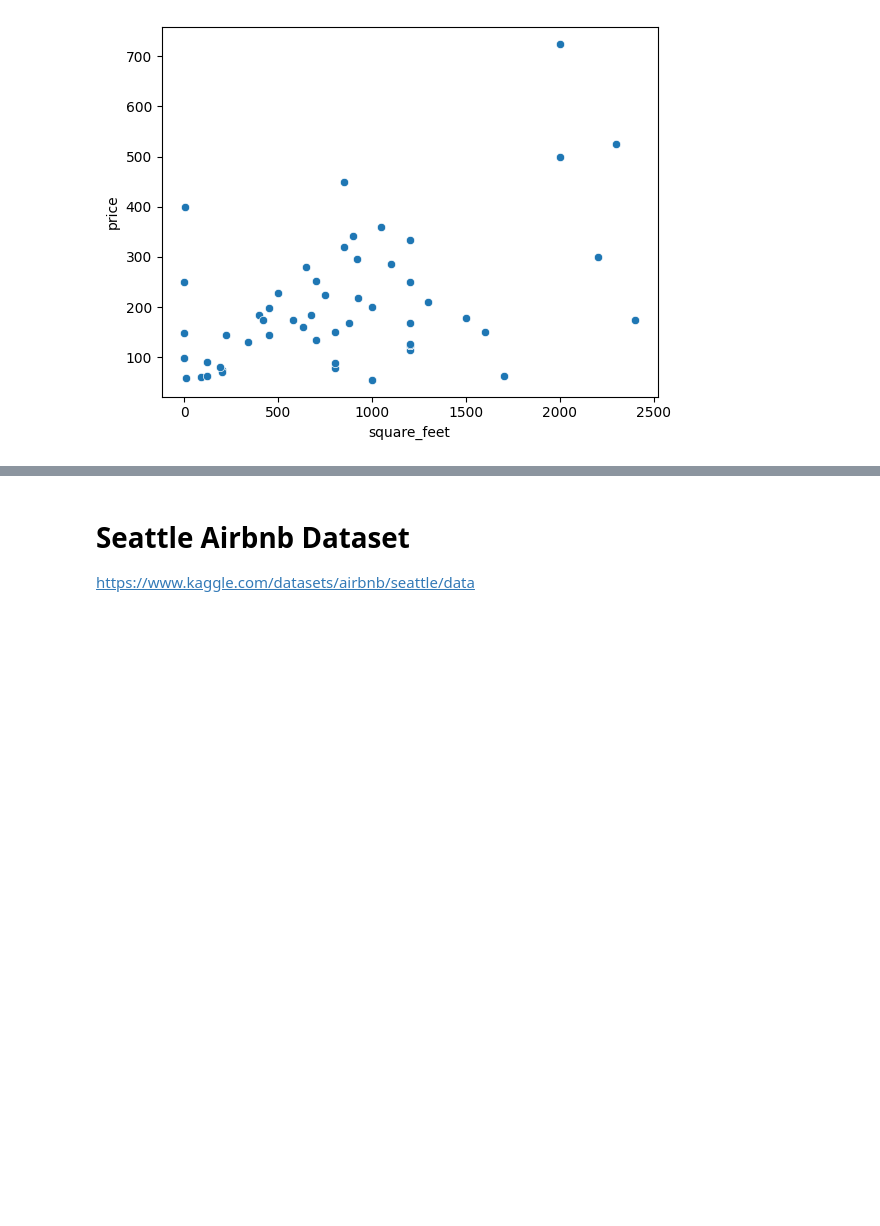
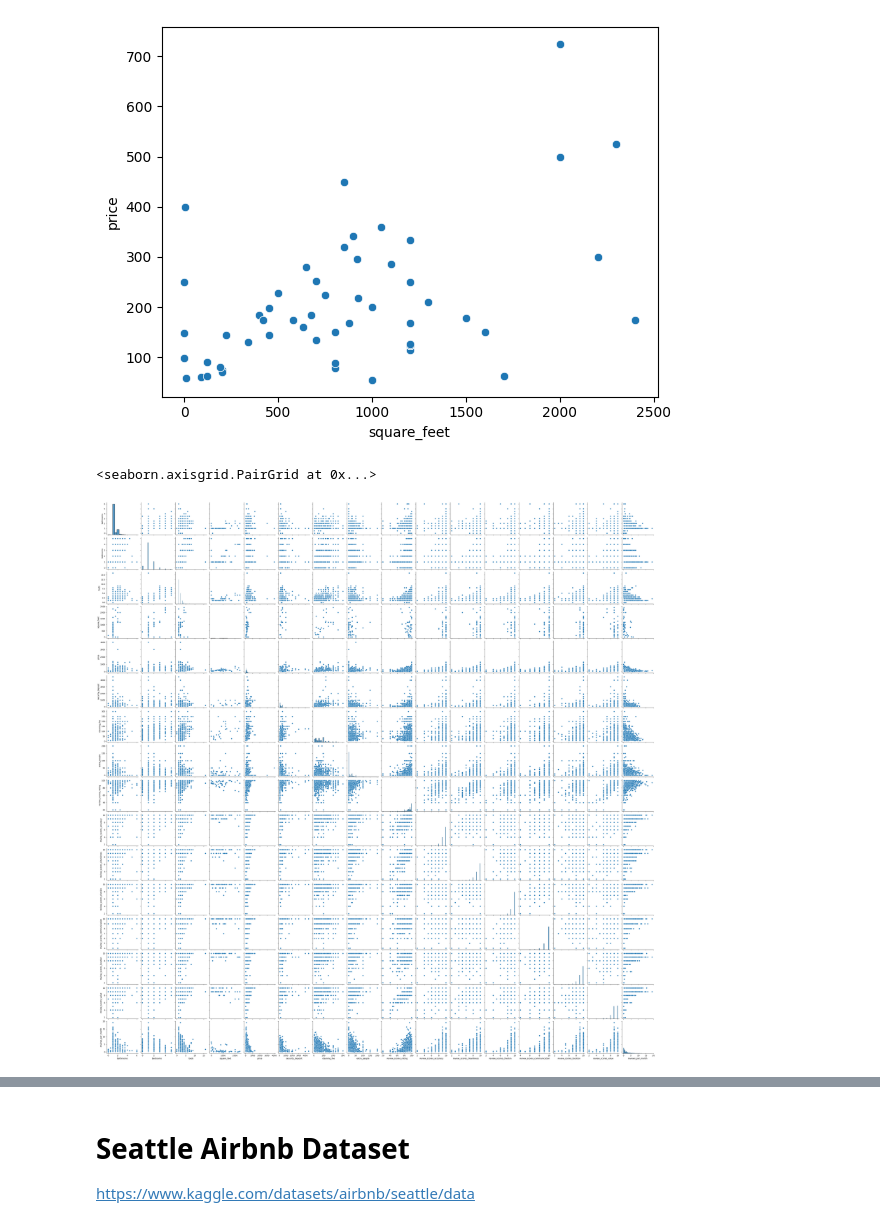
Before and after one commit to justinclarkhome/UdacityDataScienceProject1, a Jupyter notebook: Project1.ipynb, the cells around one changed output, grey strips where cells are left out. Cells and saved outputs as stored; diff of their text form; code cells hidden in the pictures; blank space fills up the shorter version.

```diff
--- a/Project1.ipynb
+++ b/Project1.ipynb
@@ -160,5 +174,13 @@ sns.scatterplot(
 # %% [output]
 <Axes: xlabel='square_feet', ylabel='price'>
 [figure]
+# %%
+sns.pairplot(
+    boston_listings[boston_listing_col_types['float']].sort_index().dropna(how='all', axis=1) \
+        .drop(['latitude', 'longitude', 'weekly_price', 'monthly_price'], axis=1)
+)
+# %% [output]
+<seaborn.axisgrid.PairGrid at 0x...>
+[figure, added]
 # %%
 boston_calendar[boston_calendar.price.isnull()]
```
Also changed, not shown: parts of 10 cells of this notebook.
